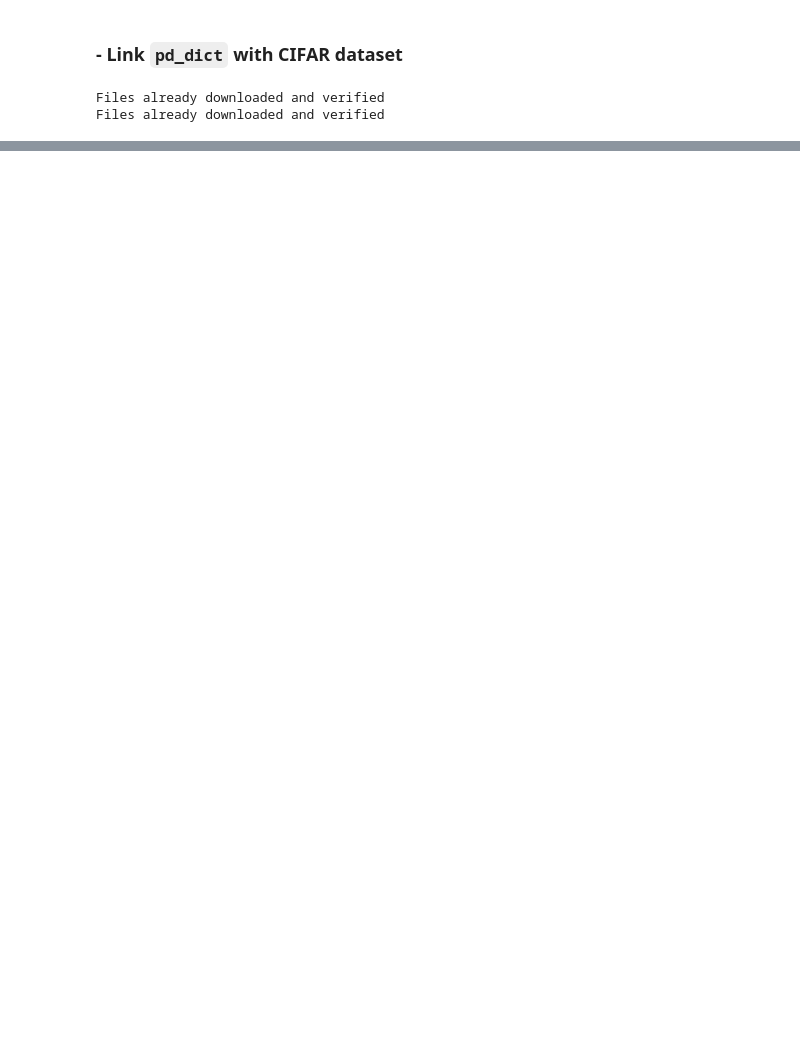
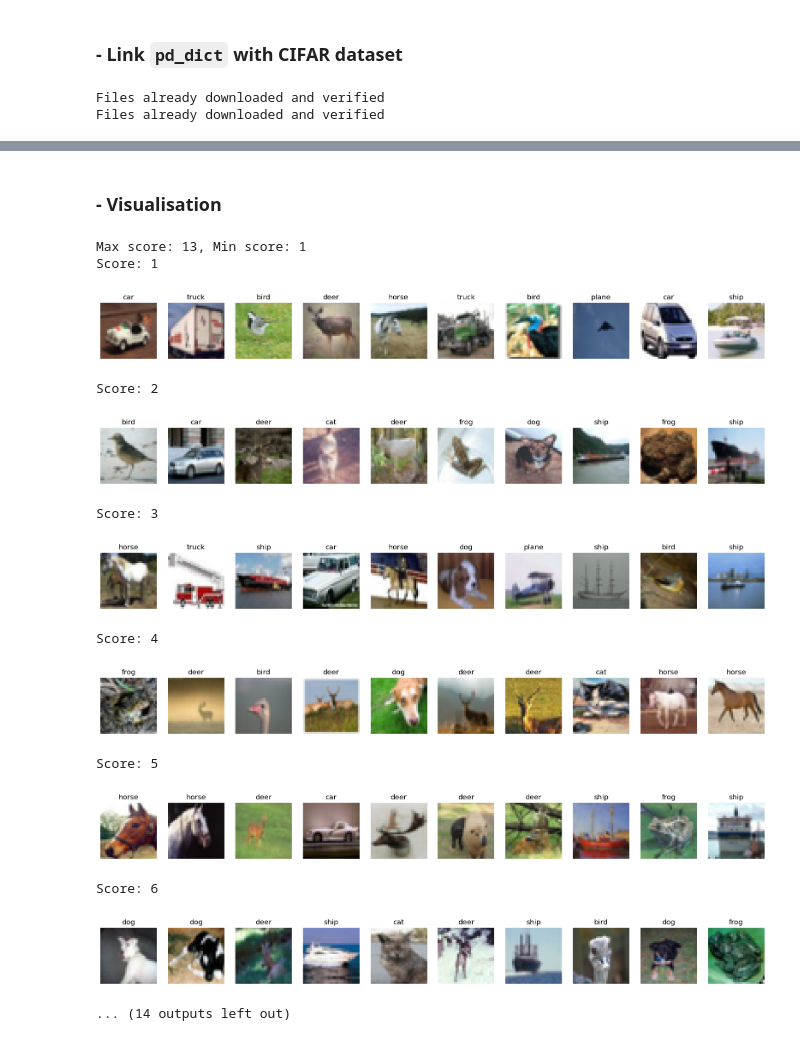
Before and after one commit to RPI-DSPlab/Prediction-Depth, a Jupyter notebook: visualization.ipynb, the cells around one changed output, grey strips where cells are left out. Saved outputs shown, nothing was run; the diff lists cells and outputs as text; code cells hidden in the pictures; blank space fills up the shorter version.

```diff
--- a/visualization.ipynb
+++ b/visualization.ipynb
@@ -74,0 +89,55 @@ plt.show()
+# %%
+def imgPDLink(img_dict: dict, pd_dict:dict) -> dict:
+    """
+    This function gives each image its Prediction Depth score
+    @param img_dict: dictionary of image in the format of {index : (img, target)}
+    @param pd_dict: dictionary of image in the format of {index : PD score}
+    @return: dictionary of {img : (target, PD score)}
+    """
+
+    imgPD_dict = {}
+    for index in pd_dict.keys():
+        imgPD_dict[img_dict[index][0]] = (img_dict[index][1], pd_dict[index], index)
+    return imgPD_dict
+
+imgPD_dict = imgPDLink(CIFAR_dict, pd_avg_dict)
+# %% [markdown]
+### - Visualisation
+# %%
+# Visualisation of the Prediction Depth of CIFAR-10, we grab 10 images for each score
+max_score, min_score = max(imgPD_dict.values(), key=lambda x: x[1])[1], min(imgPD_dict.values(), key=lambda x: x[1])[1]
+print(f"Max score: {max_score}, Min score: {min_score}")
+images_per_score = [[] for _ in range(max_score + 1)]
+for img, (target, score, index) in imgPD_dict.items():
+    images_per_score[score].append((img, target, index)) if len(images_per_score[score]) < 10 else None
+
+
+target_names = ['plane', 'car', 'bird', 'cat', 'deer', 'dog', 'frog', 'horse', 'ship', 'truck']
+
+for score, images in enumerate(images_per_score):
+    if len(images) == 0:
+        continue
+    print(f"Score: {score}")
+    fig, axes = plt.subplots(1, len(images), figsize=(20, 20))
+    for i, (img, target, index) in enumerate(images):
+        img = img.numpy()
+        img = img.transpose(1, 2, 0)
+        axes[i].imshow(img)
+        axes[i].set_title(target_names[target])
+        axes[i].axis('off')
+    plt.show()
+# %% [output]
+Max score: 13, Min score: 1
+Score: 1
+[figure, added]
+Score: 2
+[figure, added]
+Score: 3
+[figure, added]
+Score: 4
+[figure, added]
+Score: 5
+[figure, added]
+Score: 6
+[figure, added]
+... (14 outputs left out)
```
Also changed, not shown: parts of 3 cells of this notebook.
